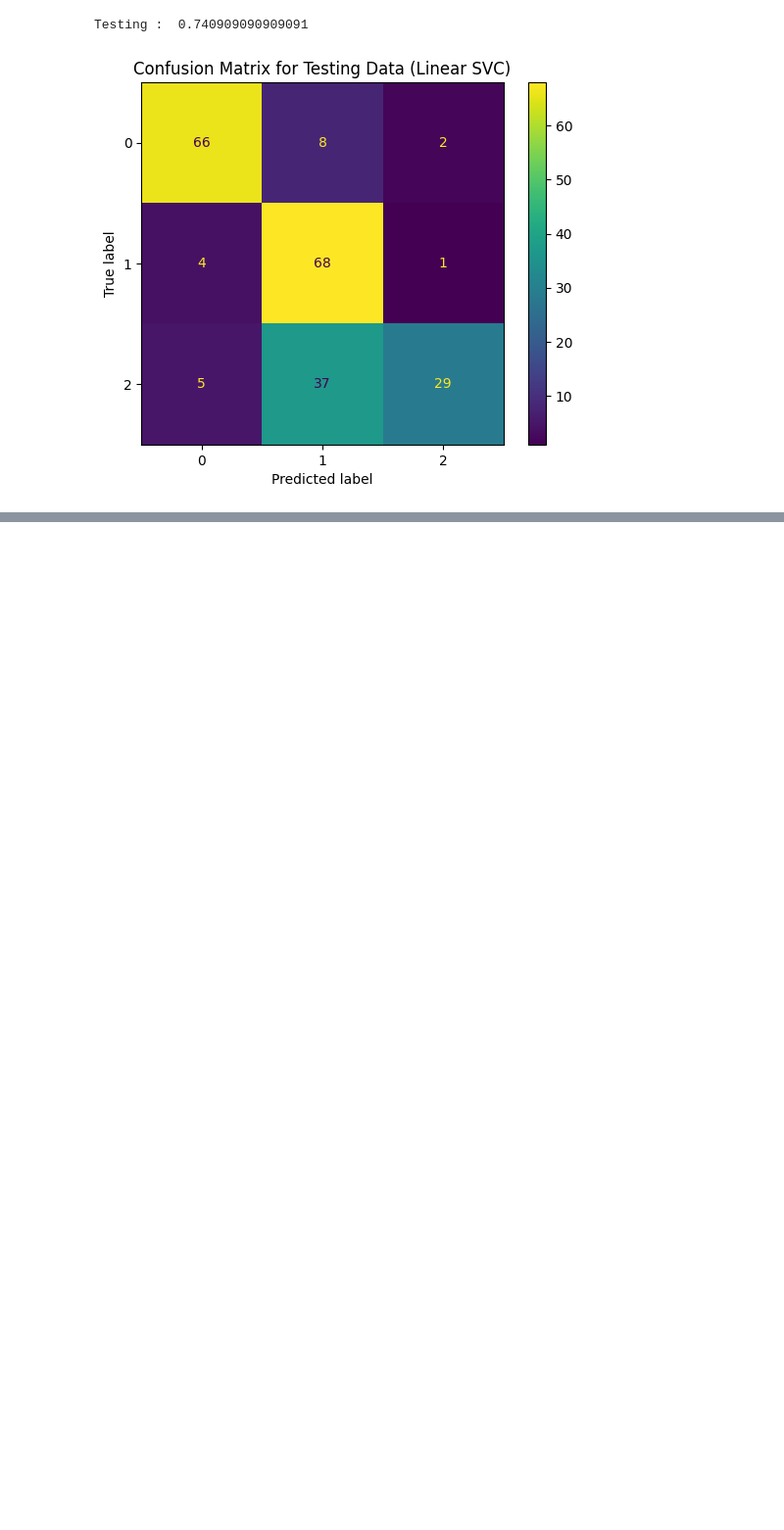
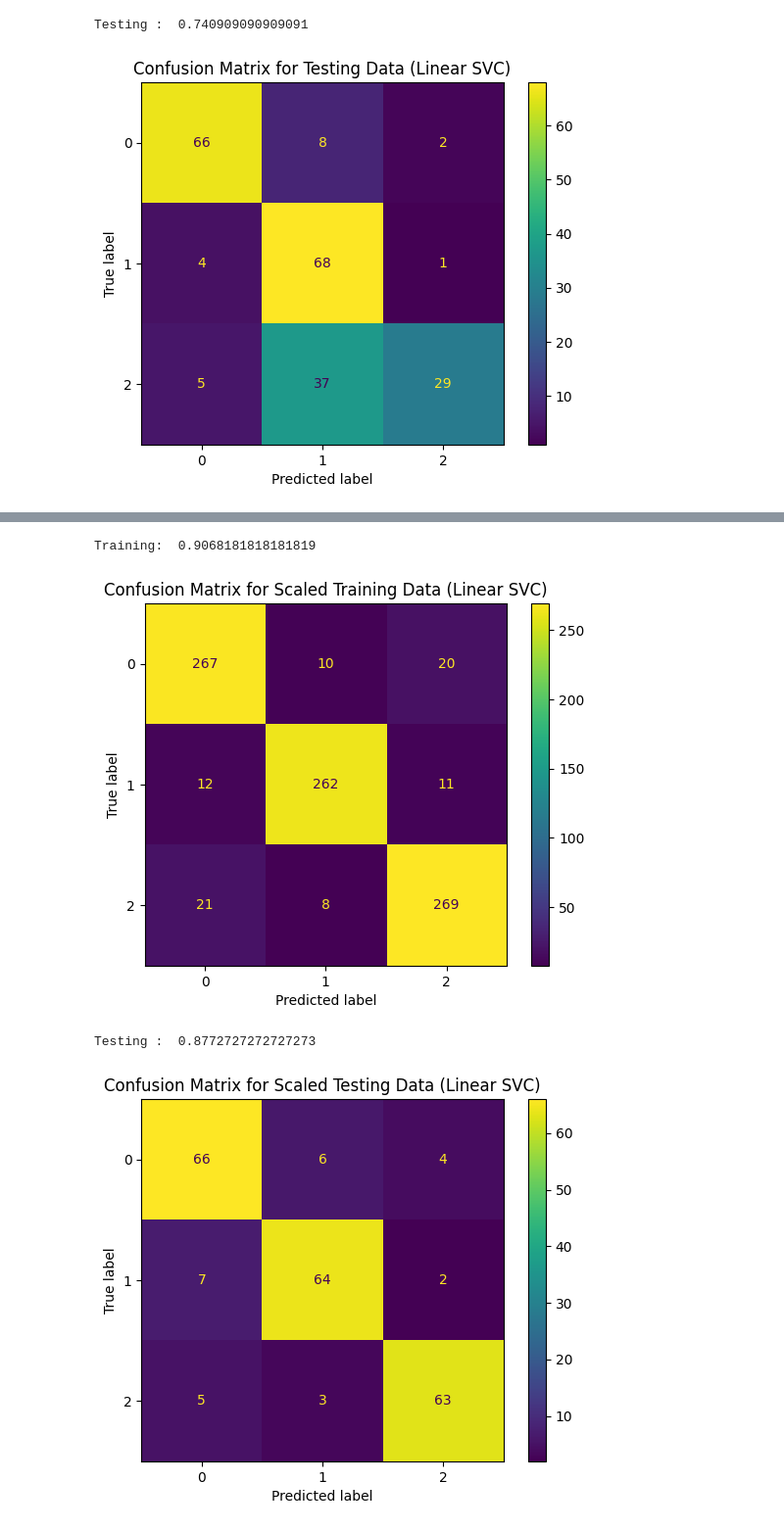
Before and after one commit to ZacPerry-dev/Student-Stress-Factors, a Jupyter notebook: question1.ipynb, the cells around one changed output, grey strips where cells are left out. Shown at 98% size. Cells and saved outputs as stored; diff of their text form; code cells hidden in the pictures; blank space fills up the shorter version.

Commit message:
update question 1 to include linear svc feature scaling

```diff
--- a/question1.ipynb
+++ b/question1.ipynb
@@ -202,0 +210,28 @@ Testing :  0.740909090909091
+# %%
+scaler = StandardScaler()
+X_scaled_training_data = scaler.fit_transform(X_train)
+X_scaled_testing_data = scaler.transform(X_test)
+
+svc = LinearSVC(max_iter=1000, C=10, random_state=42)
+svc.fit(X_scaled_training_data, y_train)
+
+y_predict = svc.predict(X_scaled_training_data)
+
+print("Training: ", accuracy_score(y_train, y_predict))
+training_cm = confusion_matrix(y_train, y_predict, labels=clf.classes_)
+ConfusionMatrixDisplay(training_cm, display_labels=clf.classes_).plot()
+plt.title("Confusion Matrix for Scaled Training Data (Linear SVC)")
+plt.show()
+
+y_predict = svc.predict(X_scaled_testing_data)
+
+print("Testing : ", accuracy_score(y_test, y_predict))
+testing_cm = confusion_matrix(y_test, y_predict, labels=clf.classes_)
+ConfusionMatrixDisplay(testing_cm, display_labels=clf.classes_).plot()
+plt.title("Confusion Matrix for Scaled Testing Data (Linear SVC)")
+plt.show()
+# %% [output]
+Training:  0.9068181818181819
+[figure, added]
+Testing :  0.8772727272727273
+[figure, added]
```
Also changed, not shown: parts of 3 cells of this notebook.
